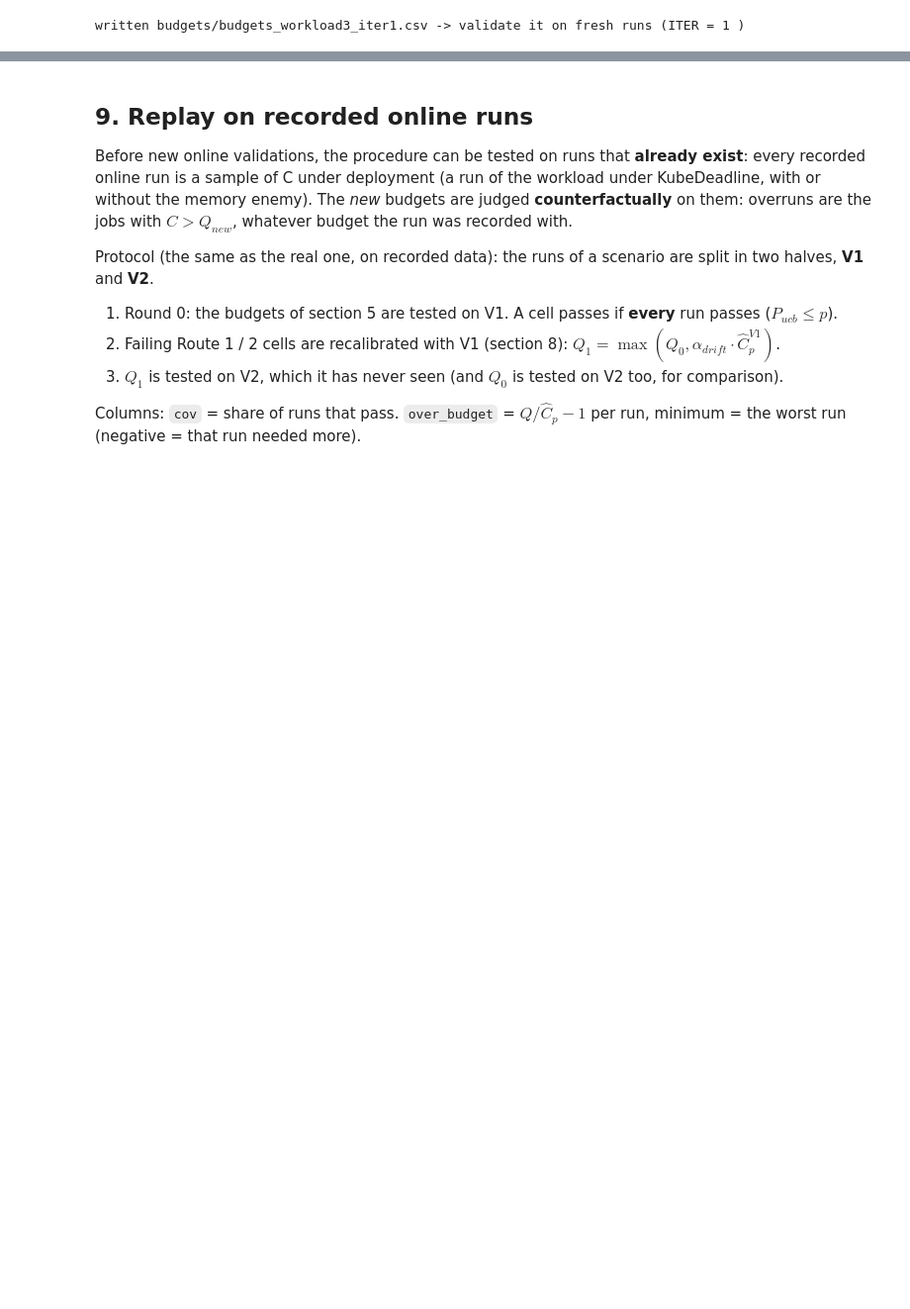
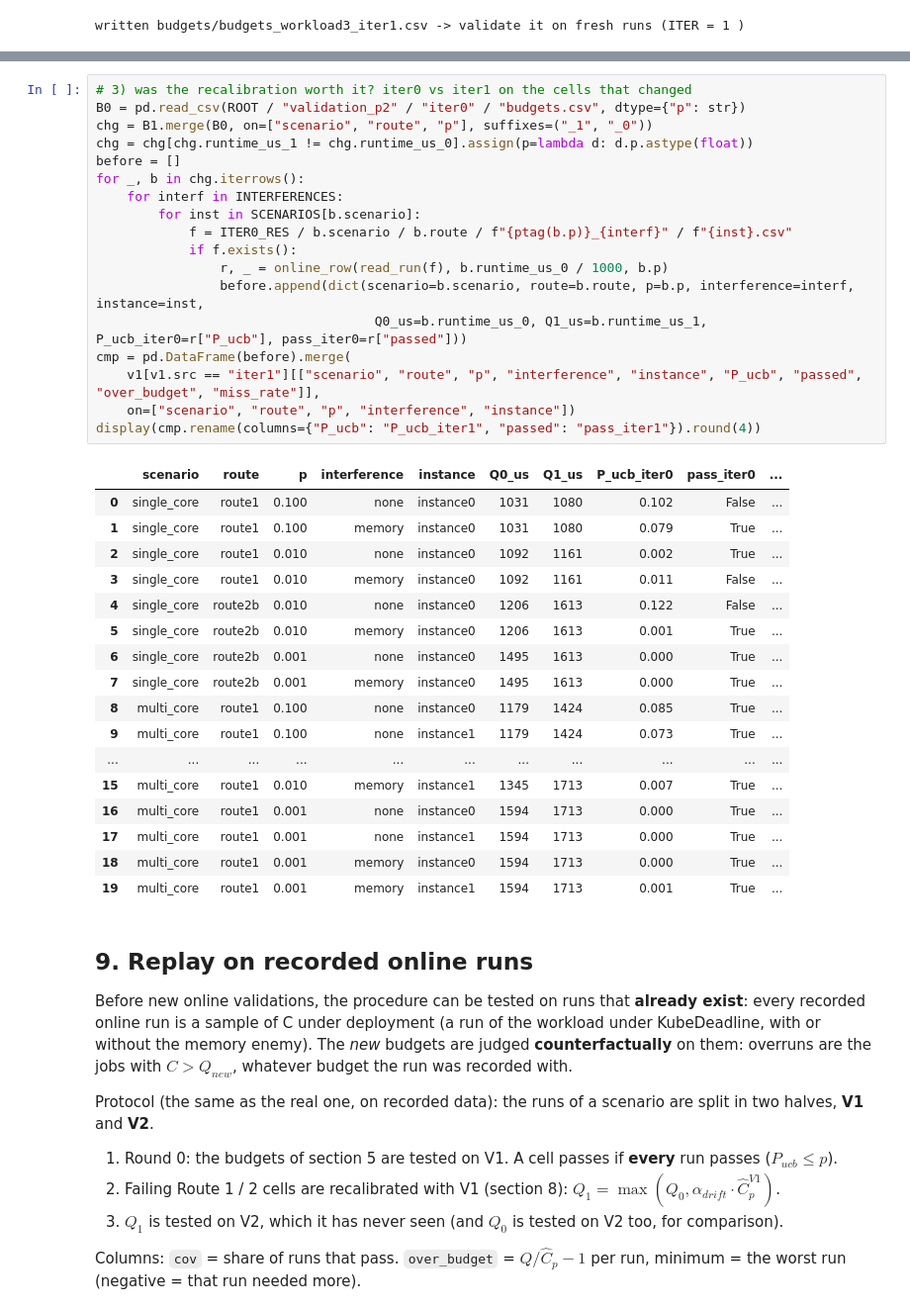
Before and after one commit to pippi2802/GraduationProject, a Jupyter notebook: research-questions/RQ2/analysis_procedure2/analysis_workload3.ipynb, the cells around one changed output, grey strips where cells are left out. Shown at 99% size. Drawn from its saved outputs; the diff is of its cells as text; blank space fills up the shorter version.

```diff
--- a/research-questions/RQ2/analysis_procedure2/analysis_workload3.ipynb
+++ b/research-questions/RQ2/analysis_procedure2/analysis_workload3.ipynb
@@ -836,3 +910,39 @@ written budgets/budgets_workload3_iter1.csv -> validate it on fresh runs (ITER =
+# %%
+# 3) was the recalibration worth it? iter0 vs iter1 on the cells that changed
+B0 = pd.read_csv(ROOT / "validation_p2" / "iter0" / "budgets.csv", dtype={"p": str})
+chg = B1.merge(B0, on=["scenario", "route", "p"], suffixes=("_1", "_0"))
+chg = chg[chg.runtime_us_1 != chg.runtime_us_0].assign(p=lambda d: d.p.astype(float))
+before = []
+for _, b in chg.iterrows():
+    for interf in INTERFERENCES:
+        for inst in SCENARIOS[b.scenario]:
+            f = ITER0_RES / b.scenario / b.route / f"{ptag(b.p)}_{interf}" / f"{inst}.csv"
+            if f.exists():
+                r, _ = online_row(read_run(f), b.runtime_us_0 / 1000, b.p)
+                before.append(dict(scenario=b.scenario, route=b.route, p=b.p, interference=interf, instance=inst,
+                                    Q0_us=b.runtime_us_0, Q1_us=b.runtime_us_1, P_ucb_iter0=r["P_ucb"], pass_iter0=r["passed"]))
+cmp = pd.DataFrame(before).merge(
+    v1[v1.src == "iter1"][["scenario", "route", "p", "interference", "instance", "P_ucb", "passed", "over_budget", "miss_rate"]],
+    on=["scenario", "route", "p", "interference", "instance"])
+display(cmp.rename(columns={"P_ucb": "P_ucb_iter1", "passed": "pass_iter1"}).round(4))
+# %% [output]
+|  | scenario | route | p | interference | instance | Q0_us | Q1_us | P_ucb_iter0 | pass_iter0 | ... |
+| 0 | single_core | route1 | 0.100 | none | instance0 | 1031 | 1080 | 0.102 | False | ... |
+| 1 | single_core | route1 | 0.100 | memory | instance0 | 1031 | 1080 | 0.079 | True | ... |
+| 2 | single_core | route1 | 0.010 | none | instance0 | 1092 | 1161 | 0.002 | True | ... |
+| 3 | single_core | route1 | 0.010 | memory | instance0 | 1092 | 1161 | 0.011 | False | ... |
+| 4 | single_core | route2b | 0.010 | none | instance0 | 1206 | 1613 | 0.122 | False | ... |
+| 5 | single_core | route2b | 0.010 | memory | instance0 | 1206 | 1613 | 0.001 | True | ... |
+| 6 | single_core | route2b | 0.001 | none | instance0 | 1495 | 1613 | 0.000 | True | ... |
+| 7 | single_core | route2b | 0.001 | memory | instance0 | 1495 | 1613 | 0.000 | True | ... |
+| 8 | multi_core | route1 | 0.100 | none | instance0 | 1179 | 1424 | 0.085 | True | ... |
+| 9 | multi_core | route1 | 0.100 | none | instance1 | 1179 | 1424 | 0.073 | True | ... |
+| ... | ... | ... | ... | ... | ... | ... | ... | ... | ... | ... |
+| 15 | multi_core | route1 | 0.010 | memory | instance1 | 1345 | 1713 | 0.007 | True | ... |
+| 16 | multi_core | route1 | 0.001 | none | instance0 | 1594 | 1713 | 0.000 | True | ... |
+| 17 | multi_core | route1 | 0.001 | none | instance1 | 1594 | 1713 | 0.000 | True | ... |
+| 18 | multi_core | route1 | 0.001 | memory | instance0 | 1594 | 1713 | 0.000 | True | ... |
+| 19 | multi_core | route1 | 0.001 | memory | instance1 | 1594 | 1713 | 0.001 | True | ... |
 # %% [markdown]
 ## 9. Replay on recorded online runs
 
```
Also changed, not shown: parts of 2 cells of this notebook, 9 other files.
